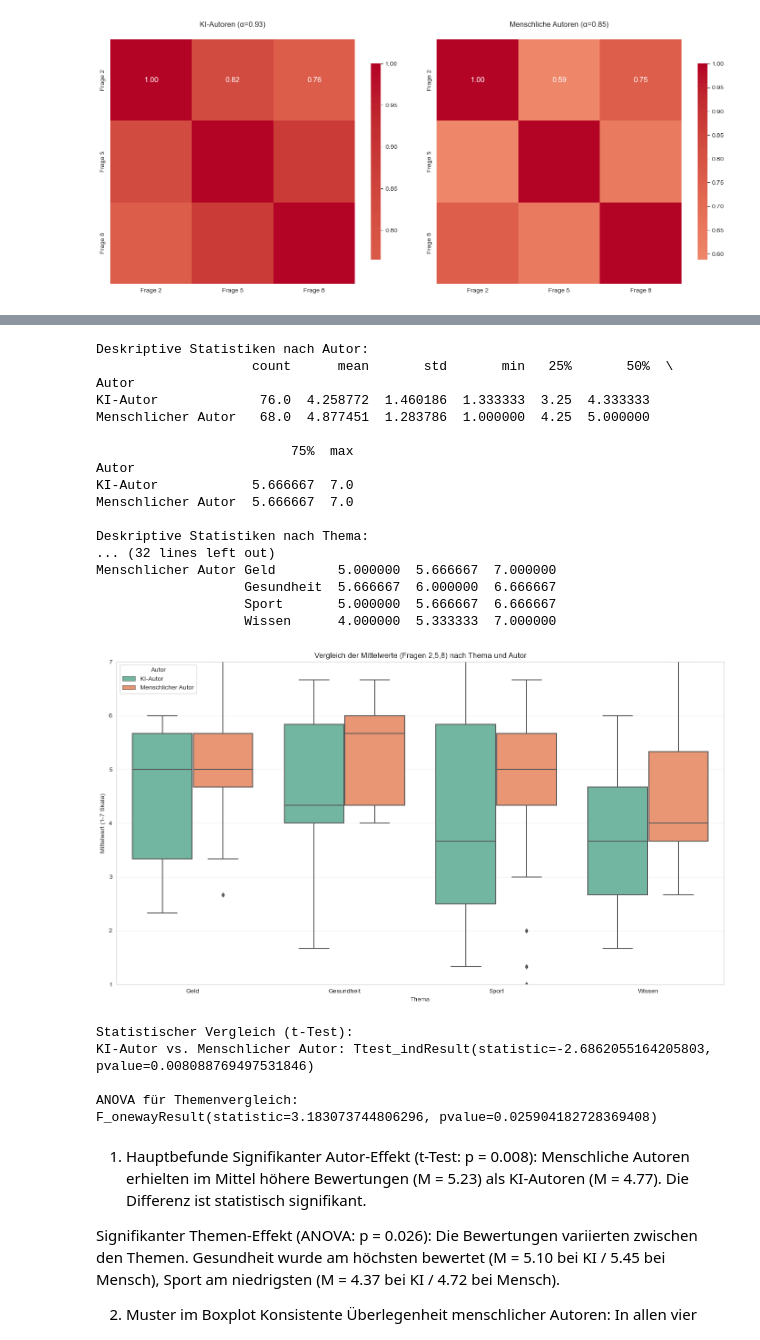
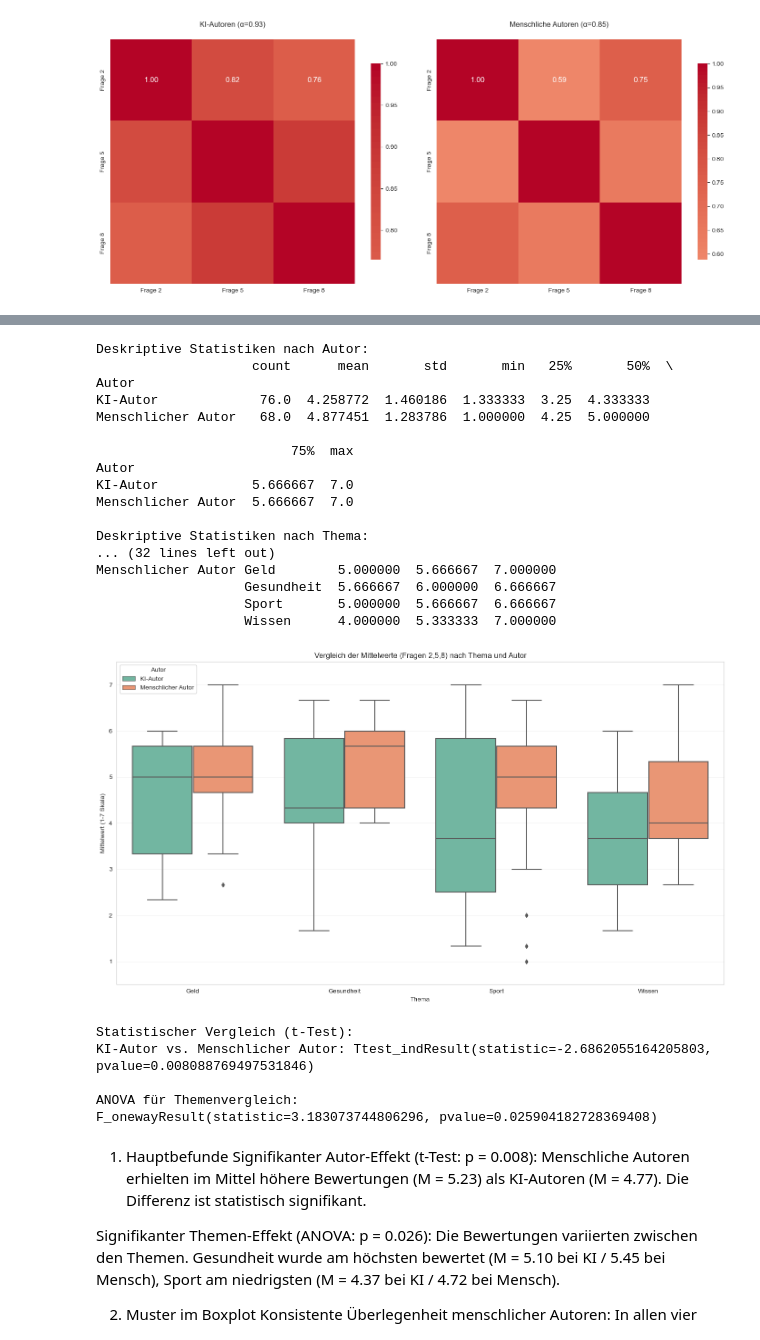
Before and after one commit to FlorianZierer/Impact-of-topic-on-credibility, a Jupyter notebook: auswertung.ipynb, the cells around one changed output, grey strips where cells are left out. Cells and saved outputs as stored; diff of their text form; code cells hidden in the pictures.

```diff
--- a/auswertung.ipynb
+++ b/auswertung.ipynb
@@ -659,7 +640,7 @@ sns.boxplot(data=all_means, x='Thema', y='Mittelwert', hue='Autor', palette='Set
 plt.title('Vergleich der Mittelwerte (Fragen 2,5,8) nach Thema und Autor')
 plt.ylabel('Mittelwert (1-7 Skala)')
 plt.xlabel('Thema')
-plt.ylim(1, 7)
+plt.ylim(0.5, 7.5)
 plt.legend(title='Autor')
 plt.grid(True, axis='y', alpha=0.3)
 
@@ -672,34 +653,34 @@ from scipy.stats import f_oneway
 # Gruppieren nach Autor
 ai_scores = all_means[all_means['Autor'] == 'KI-Autor']['Mittelwert']
 human_scores = all_means[all_means['Autor'] == 'Menschlicher Autor']['Mittelwert']
 
 print("\nStatistischer Vergleich (t-Test):")
 print(f"KI-Autor vs. Menschlicher Autor: {stats.ttest_ind(ai_scores, human_scores)}")
 
 # ANOVA für Themenvergleich
 themes = ['Geld', 'Gesundheit', 'Sport', 'Wissen']
 theme_groups = [all_means[all_means['Thema'] == t]['Mittelwert'] for t in themes]
 print("\nANOVA für Themenvergleich:")
 print(f_oneway(*theme_groups))
 # %% [output]
 Deskriptive Statistiken nach Autor:
                     count      mean       std       min   25%       50%  \
 Autor
 KI-Autor             76.0  4.258772  1.460186  1.333333  3.25  4.333333
 Menschlicher Autor   68.0  4.877451  1.283786  1.000000  4.25  5.000000
 
                          75%  max
 Autor
 KI-Autor            5.666667  7.0
 Menschlicher Autor  5.666667  7.0
 
 Deskriptive Statistiken nach Thema:
 ... (32 lines left out)
 Menschlicher Autor Geld        5.000000  5.666667  7.000000
                    Gesundheit  5.666667  6.000000  6.666667
                    Sport       5.000000  5.666667  6.666667
                    Wissen      4.000000  5.333333  7.000000
-[figure, old version]
+[figure, new version]
 Statistischer Vergleich (t-Test):
 KI-Autor vs. Menschlicher Autor: Ttest_indResult(statistic=-2.6862055164205803, pvalue=0.008088769497531846)
 
```
Also changed, not shown: parts of 10 cells of this notebook, 1 other file.
